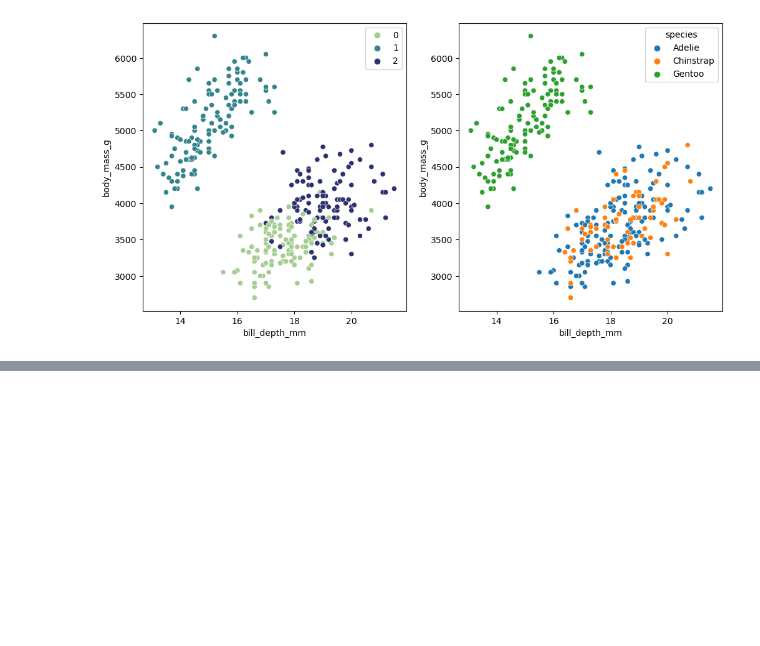
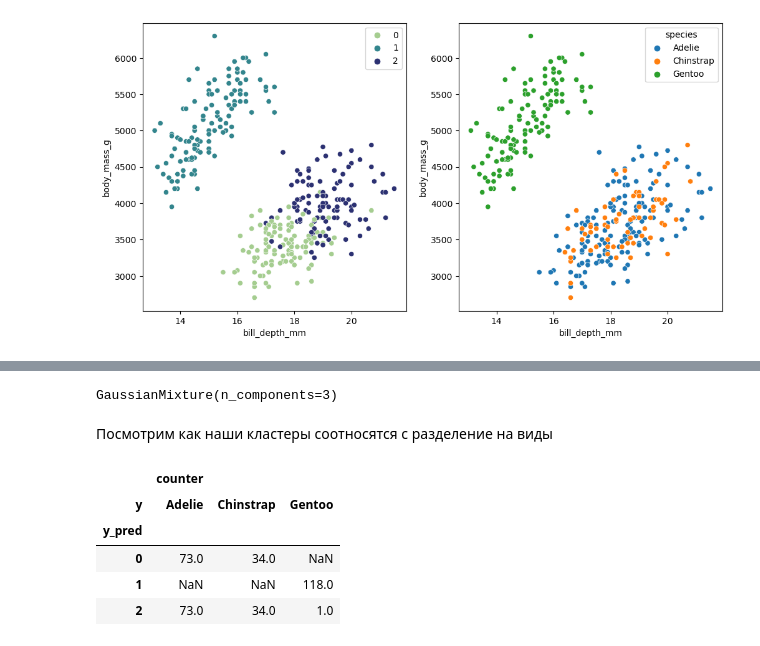
Before and after one commit to gbrs/ml_experiments, a Jupyter notebook: Probe.ipynb, the cells around one changed output, grey strips where cells are left out. Drawn from its saved outputs; the diff is of its cells as text; code cells hidden in the pictures; blank space fills up the shorter version.

```diff
--- a/Probe.ipynb
+++ b/Probe.ipynb
@@ -390,0 +397,25 @@ sns.scatterplot(X, x='bill_depth_mm', y='body_mass_g', hue=y);
+# %%
+gauss_mix.fit(Xs)
+# %% [output]
+GaussianMixture(n_components=3)
+# %%
+y_pred = gauss_mix.predict(Xs)
+# %%
+pairs = pd.DataFrame(np.vstack((y, y_pred)), index=['y', 'y_pred']).T
+# %%
+counter = np.ones(333)
+# %%
+pairs['counter'] = counter
+# %% [markdown]
+Посмотрим как наши кластеры соотносятся с разделение на виды
+# %%
+# Не смог на таблице из двух столбиков построить сводную.
+# Добавил столбик (который потом и не задействовал в функции) и сработало
+pairs.pivot_table(index='y_pred', columns='y', aggfunc='count')
+# %% [output]
+|  | counter |  |  |
+| y | Adelie | Chinstrap | Gentoo |
+| y_pred |  |  |  |
+| 0 | 73.0 | 34.0 | NaN |
+| 1 | NaN | NaN | 118.0 |
+| 2 | 73.0 | 34.0 | 1.0 |
```
Also changed, not shown: parts of 9 cells of this notebook.
